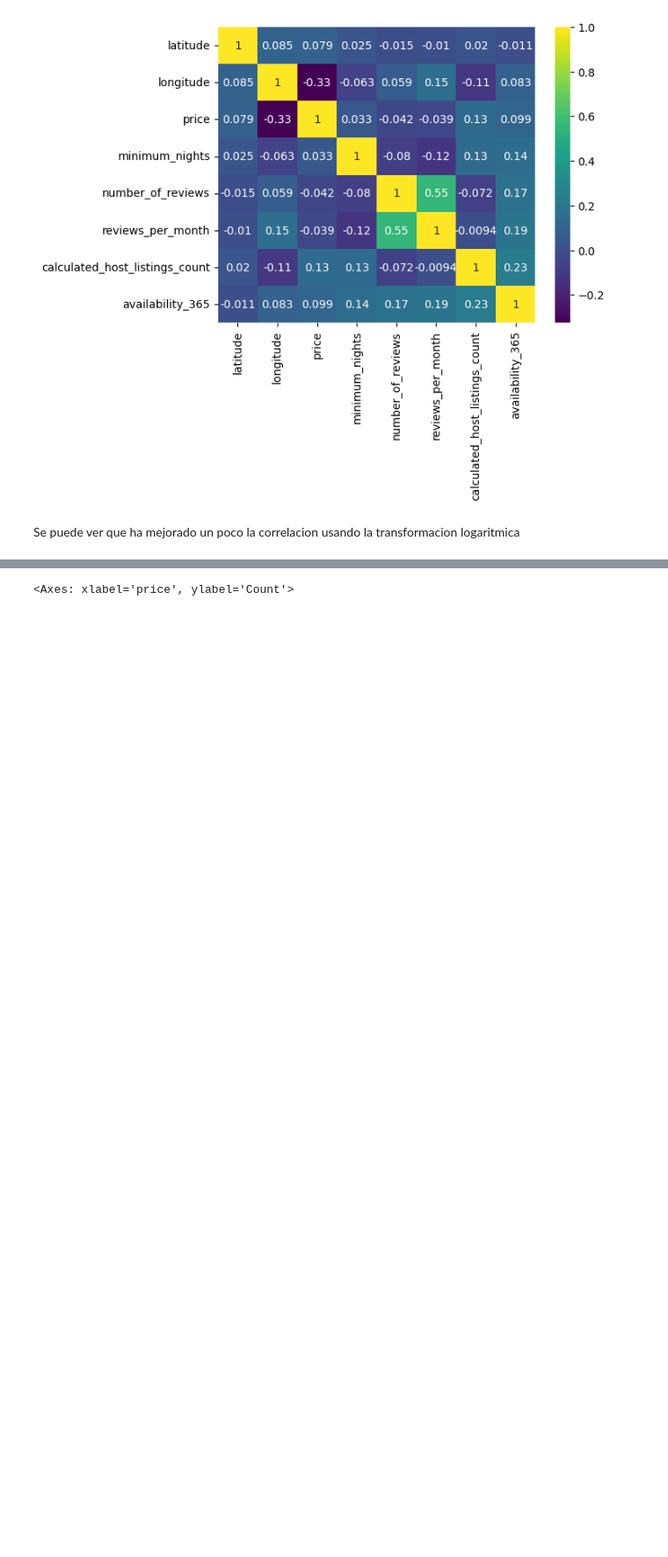
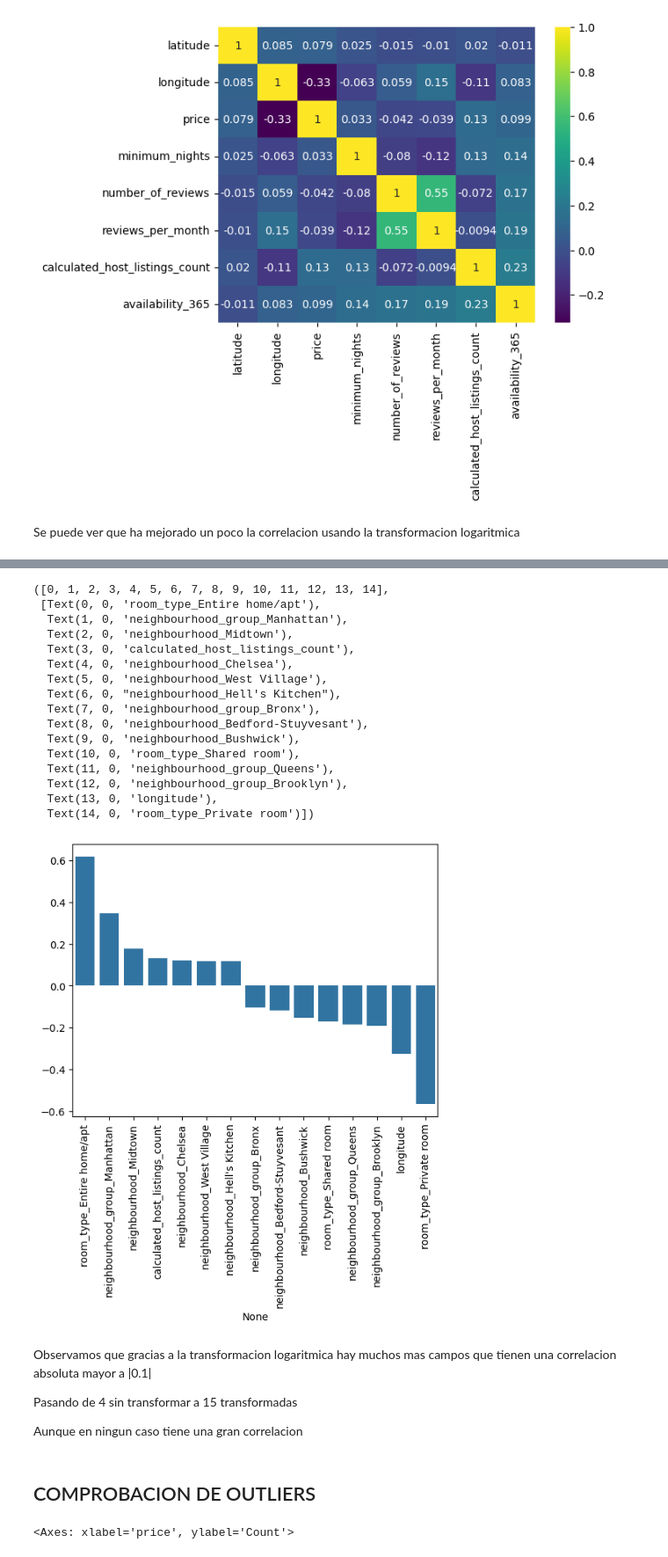
Before and after one commit to promav/PoyectosBootcamp, a Jupyter notebook: Mod5/m5_Pablo_Romero_Avila.ipynb, the cells around one changed output, grey strips where cells are left out. Shown at 88% size. Saved outputs shown, nothing was run; the diff lists cells and outputs as text; code cells hidden in the pictures; blank space fills up the shorter version.

```diff
--- a/Mod5/m5_Pablo_Romero_Avila.ipynb
+++ b/Mod5/m5_Pablo_Romero_Avila.ipynb
@@ -145,7 +145,3 @@ sns.heatmap(df2.corr(numeric_only=True), annot=True, cmap='viridis')
 [figure]
 # %% [markdown]
 Se puede ver que ha mejorado un poco la correlacion usando la transformacion logaritmica
-# %%
-df2[['Entire home/apt', 'Private room', 'Shared room']]=pd.get_dummies(df2['room_type'])
-plt.figure(figsize=(12,12))
-sns.heatmap(df2.corr(numeric_only=True), annot=True, cmap='viridis')
@@ -157,3 +167,39 @@ Vemos que el tipo de habitacion influye bastante mas que el resto de variables v
+# %%
+price_correlation=pd.get_dummies(df2).corr()['price'].drop(['price'])
+
+#price_correlation
+filter = (price_correlation > 0.1) | (price_correlation < -0.1)
+filtered_corretation = price_correlation[filter]
+
+filtered_corretation.sort_values(ascending=False, inplace=True)
+sns.barplot(x=filtered_corretation.index, y=filtered_corretation.values)
+plt.xticks(rotation=90)
+# %% [output]
+([0, 1, 2, 3, 4, 5, 6, 7, 8, 9, 10, 11, 12, 13, 14],
+ [Text(0, 0, 'room_type_Entire home/apt'),
+  Text(1, 0, 'neighbourhood_group_Manhattan'),
+  Text(2, 0, 'neighbourhood_Midtown'),
+  Text(3, 0, 'calculated_host_listings_count'),
+  Text(4, 0, 'neighbourhood_Chelsea'),
+  Text(5, 0, 'neighbourhood_West Village'),
+  Text(6, 0, "neighbourhood_Hell's Kitchen"),
+  Text(7, 0, 'neighbourhood_group_Bronx'),
+  Text(8, 0, 'neighbourhood_Bedford-Stuyvesant'),
+  Text(9, 0, 'neighbourhood_Bushwick'),
+  Text(10, 0, 'room_type_Shared room'),
+  Text(11, 0, 'neighbourhood_group_Queens'),
+  Text(12, 0, 'neighbourhood_group_Brooklyn'),
+  Text(13, 0, 'longitude'),
+  Text(14, 0, 'room_type_Private room')])
+[figure, added]
+# %% [markdown]
+Observamos que gracias a la transformacion logaritmica hay muchos mas campos que tienen una correlacion absoluta mayor a |0.1|
+
+Pasando de 4 sin transformar a 15 transformadas
+
+Aunque en ningun caso tiene una gran correlacion
+# %% [markdown]
+## COMPROBACION DE OUTLIERS
 # %%
 sns.histplot(df2, x='price', kde=True)
 # %% [output]
```
Also changed, not shown: parts of 14 cells of this notebook.
